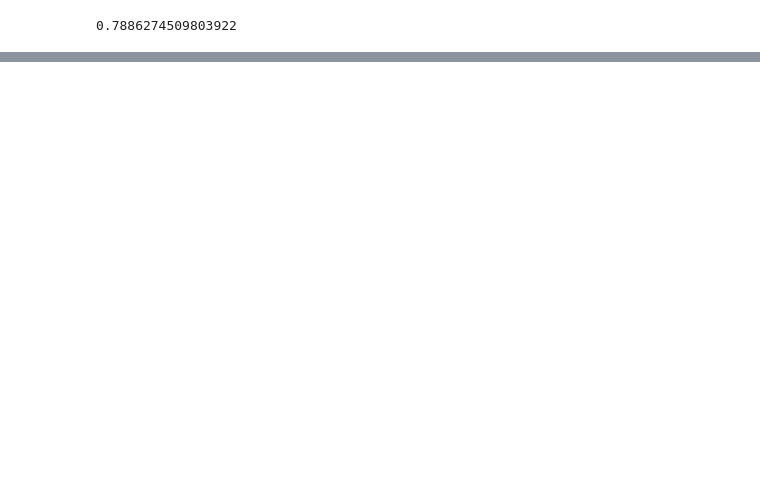
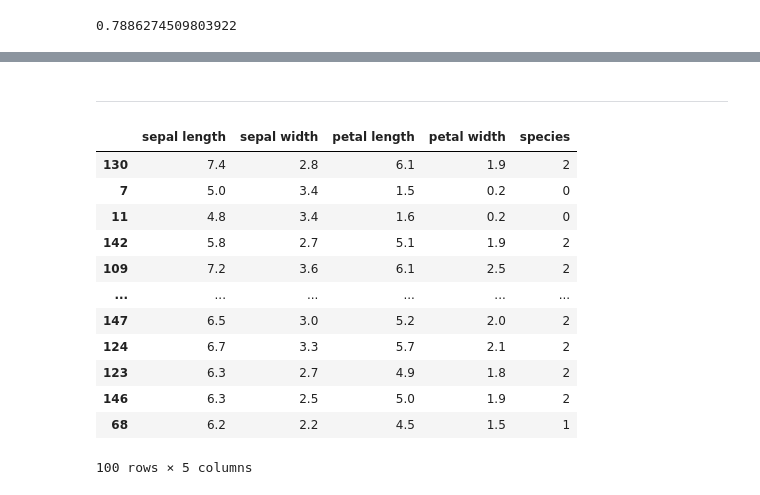
Before and after one commit to Accolyte42/Carpov_ML, a Jupyter notebook: Carpov_notes.ipynb, the cells around one changed output, grey strips where cells are left out. Cells and saved outputs as stored; diff of their text form; code cells hidden in the pictures; blank space fills up the shorter version.

```diff
--- a/Carpov_notes.ipynb
+++ b/Carpov_notes.ipynb
@@ -2435,0 +2452,2 @@ cross_val_score(best_clf, X_test, y_test, cv=5).mean()
+# %% [markdown]
+___
@@ -2435,0 +2469,19 @@ cross_val_score(best_clf, X_test, y_test, cv=5).mean()
+# %%
+train_iris = pd.read_csv('https://stepik.org/media/attachments/course/4852/train_iris.csv', index_col=0)
+test_iris = pd.read_csv('https://stepik.org/media/attachments/course/4852/test_iris.csv', index_col=0)
+# %%
+train_iris
+# %% [output]
+|  | sepal length | sepal width | petal length | petal width | species |
+| 130 | 7.4 | 2.8 | 6.1 | 1.9 | 2 |
+| 7 | 5.0 | 3.4 | 1.5 | 0.2 | 0 |
+| 11 | 4.8 | 3.4 | 1.6 | 0.2 | 0 |
+| 142 | 5.8 | 2.7 | 5.1 | 1.9 | 2 |
+| 109 | 7.2 | 3.6 | 6.1 | 2.5 | 2 |
+| ... | ... | ... | ... | ... | ... |
+| 147 | 6.5 | 3.0 | 5.2 | 2.0 | 2 |
+| 124 | 6.7 | 3.3 | 5.7 | 2.1 | 2 |
+| 123 | 6.3 | 2.7 | 4.9 | 1.8 | 2 |
+| 146 | 6.3 | 2.5 | 5.0 | 1.9 | 2 |
+| 68 | 6.2 | 2.2 | 4.5 | 1.5 | 1 |
+100 rows × 5 columns
```
Also changed, not shown: parts of 46 cells of this notebook.
